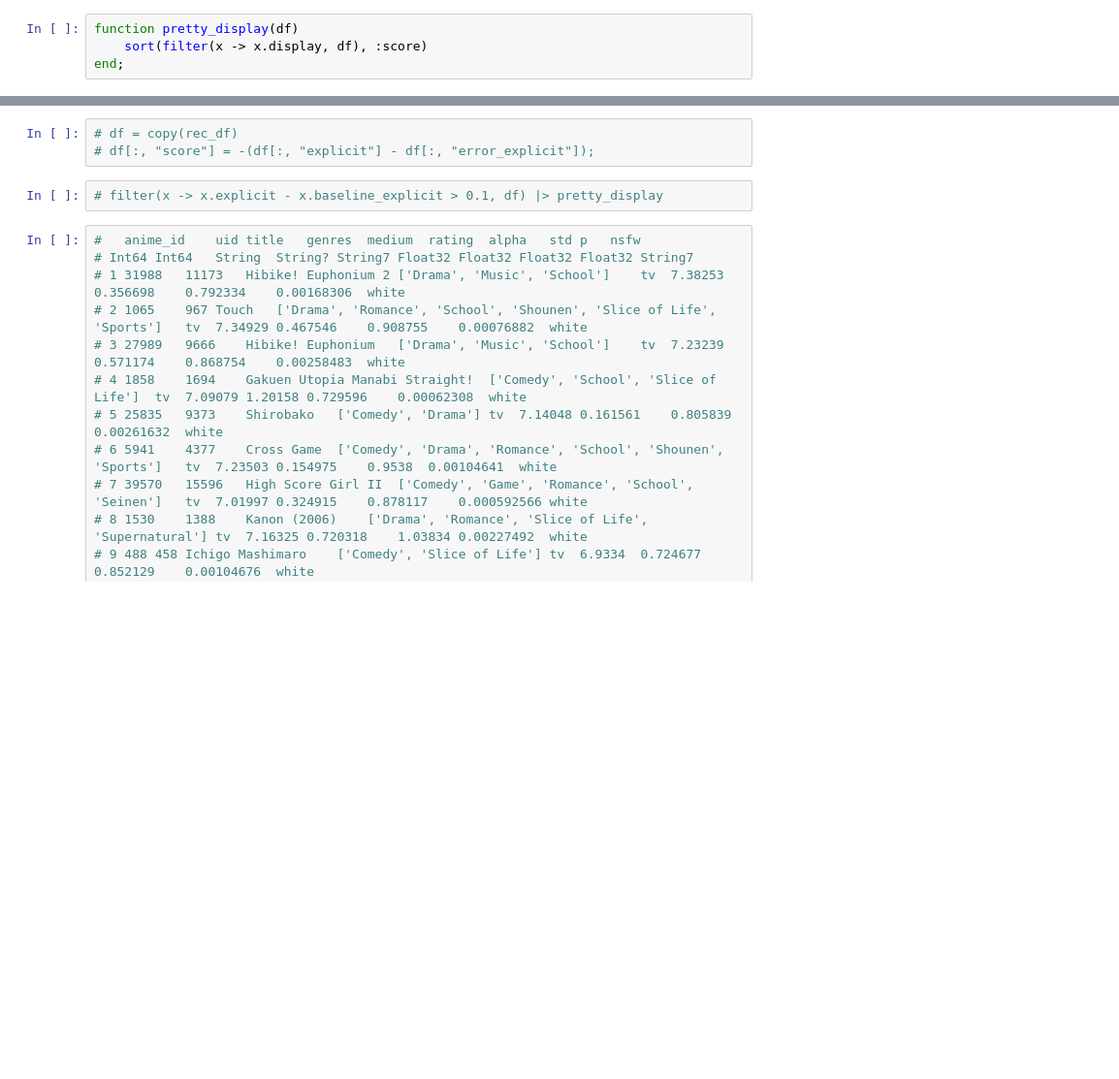
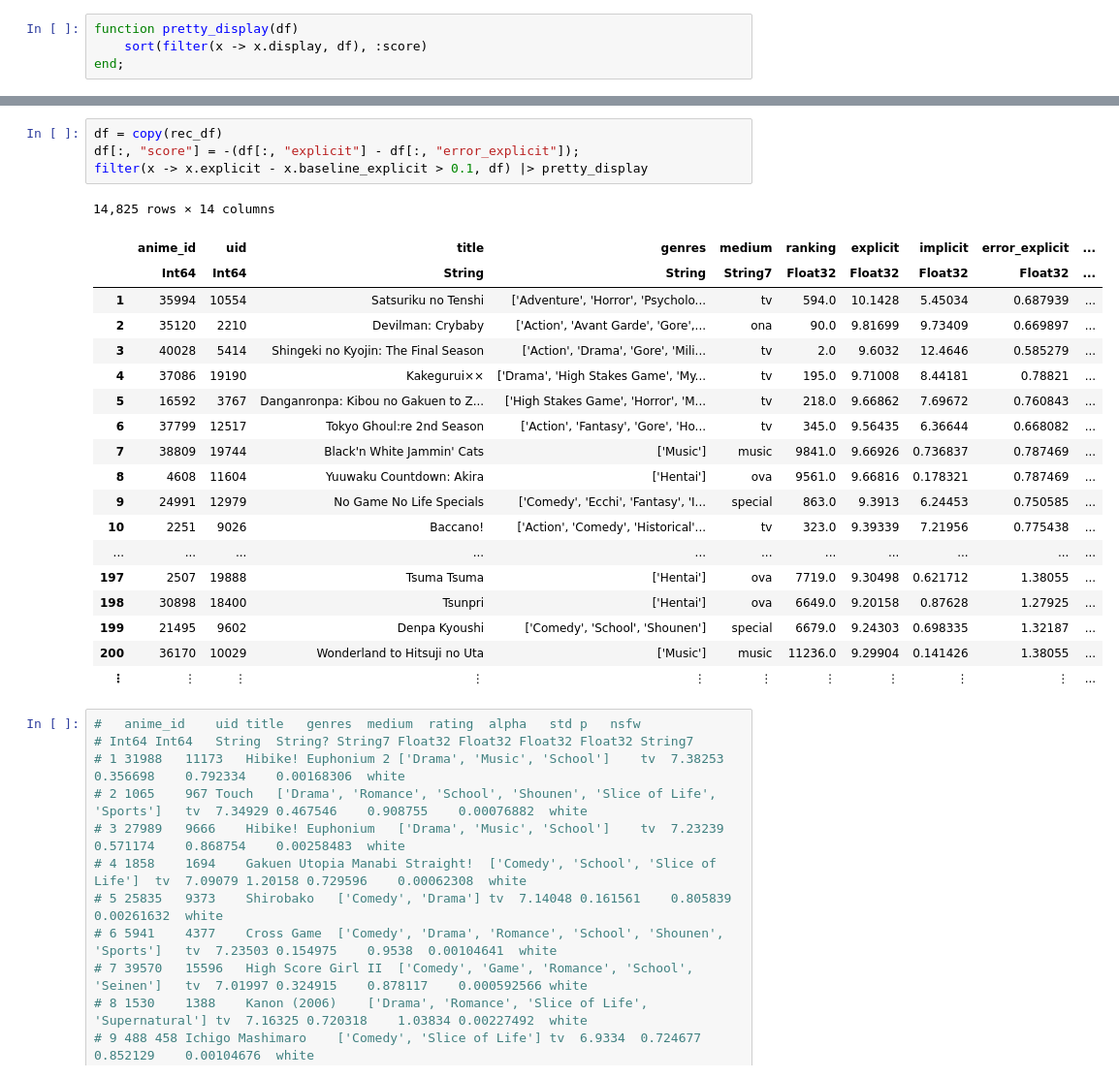
Before and after one commit to Fro116/RecommenderSystem, a Jupyter notebook: notebooks/DisplayRecs/Recommendations.ipynb, the cells around one changed output, grey strips where cells are left out. Shown at 97% size. Cells and saved outputs as stored; diff of their text form; blank space fills up the shorter version.

```diff
--- a/notebooks/DisplayRecs/Recommendations.ipynb
+++ b/notebooks/DisplayRecs/Recommendations.ipynb
@@ -87,9 +87,28 @@ filter(x -> x.medium == "tv", rec_df) |> pretty_display
 | ⋮ | ⋮ | ⋮ | ⋮ | ⋮ | ⋮ | ⋮ | ⋮ | ⋮ | ⋮ | ... |
 # %%
-# df = copy(rec_df)
-# df[:, "score"] = -(df[:, "explicit"] - df[:, "error_explicit"]);
+df = copy(rec_df)
+df[:, "score"] = -(df[:, "explicit"] - df[:, "error_explicit"]);
+filter(x -> x.explicit - x.baseline_explicit > 0.1, df) |> pretty_display
+# %% [output]
+14,825 rows × 14 columns
+|  | anime_id | uid | title | genres | medium | ranking | explicit | implicit | error_explicit | ... |
+|  | Int64 | Int64 | String | String | String7 | Float32 | Float32 | Float32 | Float32 | ... |
+| 1 | 35994 | 10554 | Satsuriku no Tenshi | ['Adventure', 'Horror', 'Psycholo... | tv | 594.0 | 10.1428 | 5.45034 | 0.687939 | ... |
+| 2 | 35120 | 2210 | Devilman: Crybaby | ['Action', 'Avant Garde', 'Gore',... | ona | 90.0 | 9.81699 | 9.73409 | 0.669897 | ... |
+| 3 | 40028 | 5414 | Shingeki no Kyojin: The Final Season | ['Action', 'Drama', 'Gore', 'Mili... | tv | 2.0 | 9.6032 | 12.4646 | 0.585279 | ... |
+| 4 | 37086 | 19190 | Kakegurui×× | ['Drama', 'High Stakes Game', 'My... | tv | 195.0 | 9.71008 | 8.44181 | 0.78821 | ... |
+| 5 | 16592 | 3767 | Danganronpa: Kibou no Gakuen to Z... | ['High Stakes Game', 'Horror', 'M... | tv | 218.0 | 9.66862 | 7.69672 | 0.760843 | ... |
+| 6 | 37799 | 12517 | Tokyo Ghoul:re 2nd Season | ['Action', 'Fantasy', 'Gore', 'Ho... | tv | 345.0 | 9.56435 | 6.36644 | 0.668082 | ... |
+| 7 | 38809 | 19744 | Black'n White Jammin' Cats | ['Music'] | music | 9841.0 | 9.66926 | 0.736837 | 0.787469 | ... |
+| 8 | 4608 | 11604 | Yuuwaku Countdown: Akira | ['Hentai'] | ova | 9561.0 | 9.66816 | 0.178321 | 0.787469 | ... |
+| 9 | 24991 | 12979 | No Game No Life Specials | ['Comedy', 'Ecchi', 'Fantasy', 'I... | special | 863.0 | 9.3913 | 6.24453 | 0.750585 | ... |
+| 10 | 2251 | 9026 | Baccano! | ['Action', 'Comedy', 'Historical'... | tv | 323.0 | 9.39339 | 7.21956 | 0.775438 | ... |
+| ... | ... | ... | ... | ... | ... | ... | ... | ... | ... | ... |
+| 197 | 2507 | 19888 | Tsuma Tsuma | ['Hentai'] | ova | 7719.0 | 9.30498 | 0.621712 | 1.38055 | ... |
+| 198 | 30898 | 18400 | Tsunpri | ['Hentai'] | ova | 6649.0 | 9.20158 | 0.87628 | 1.27925 | ... |
+| 199 | 21495 | 9602 | Denpa Kyoushi | ['Comedy', 'School', 'Shounen'] | special | 6679.0 | 9.24303 | 0.698335 | 1.32187 | ... |
+| 200 | 36170 | 10029 | Wonderland to Hitsuji no Uta | ['Music'] | music | 11236.0 | 9.29904 | 0.141426 | 1.38055 | ... |
+| ⋮ | ⋮ | ⋮ | ⋮ | ⋮ | ⋮ | ⋮ | ⋮ | ⋮ | ⋮ | ... |
-# %%
-# filter(x -> x.explicit - x.baseline_explicit > 0.1, df) |> pretty_display
 # %%
 # 	anime_id	uid	title	genres	medium	rating	alpha	std	p	nsfw
 # Int64	Int64	String	String?	String7	Float32	Float32	Float32	Float32	String7
```
Also changed, not shown: parts of 2 cells of this notebook, 7 other files.
